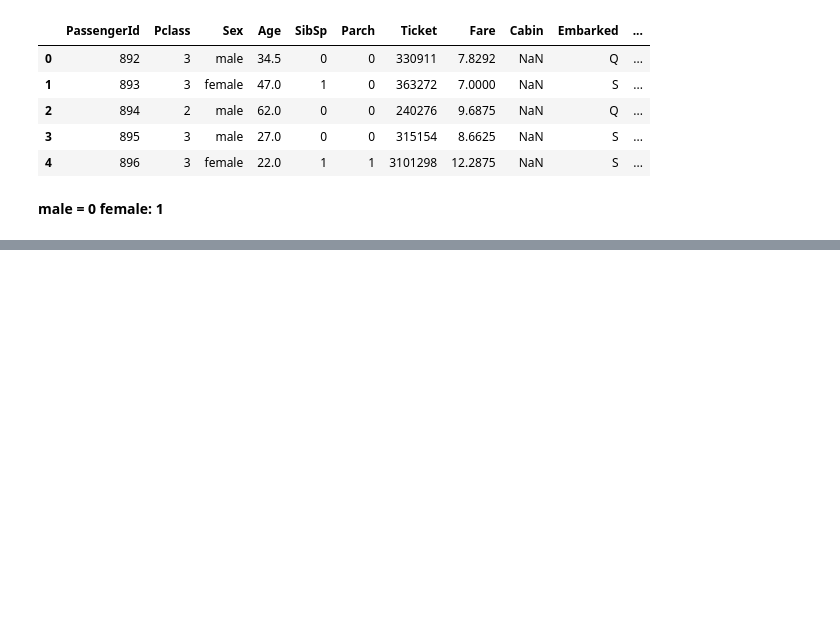
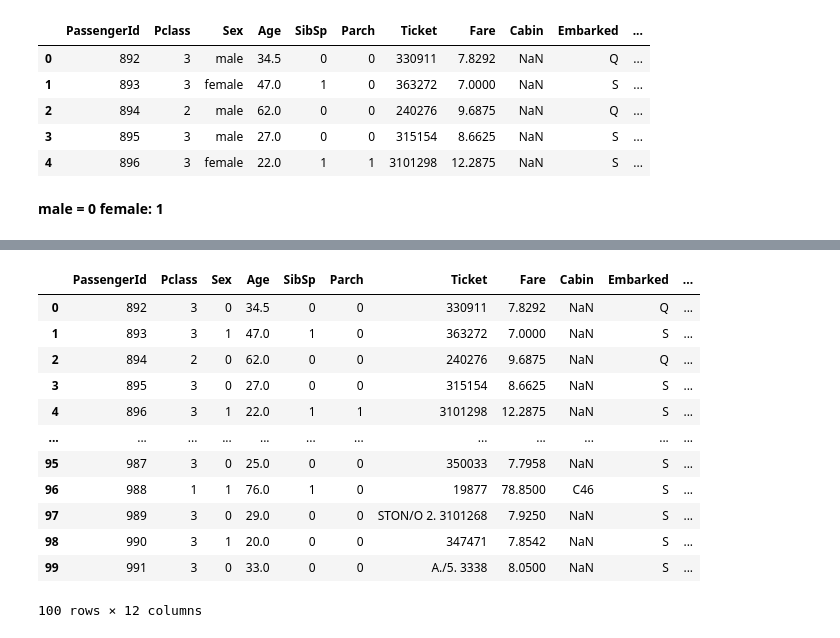
Before and after one commit to zpvk/Models, a Jupyter notebook: titanic/titanic_solution.ipynb, the cells around one changed output, grey strips where cells are left out. Drawn from its saved outputs; the diff is of its cells as text; code cells hidden in the pictures; blank space fills up the shorter version.

```diff
--- a/titanic/titanic_solution.ipynb
+++ b/titanic/titanic_solution.ipynb
@@ -305,0 +324,16 @@ bar_chart('Sex')
+# %%
+test.head(100)
+# %% [output]
+|  | PassengerId | Pclass | Sex | Age | SibSp | Parch | Ticket | Fare | Cabin | Embarked | ... |
+| 0 | 892 | 3 | 0 | 34.5 | 0 | 0 | 330911 | 7.8292 | NaN | Q | ... |
+| 1 | 893 | 3 | 1 | 47.0 | 1 | 0 | 363272 | 7.0000 | NaN | S | ... |
+| 2 | 894 | 2 | 0 | 62.0 | 0 | 0 | 240276 | 9.6875 | NaN | Q | ... |
+| 3 | 895 | 3 | 0 | 27.0 | 0 | 0 | 315154 | 8.6625 | NaN | S | ... |
+| 4 | 896 | 3 | 1 | 22.0 | 1 | 1 | 3101298 | 12.2875 | NaN | S | ... |
+| ... | ... | ... | ... | ... | ... | ... | ... | ... | ... | ... | ... |
+| 95 | 987 | 3 | 0 | 25.0 | 0 | 0 | 350033 | 7.7958 | NaN | S | ... |
+| 96 | 988 | 1 | 1 | 76.0 | 1 | 0 | 19877 | 78.8500 | C46 | S | ... |
+| 97 | 989 | 3 | 0 | 29.0 | 0 | 0 | STON/O 2. 3101268 | 7.9250 | NaN | S | ... |
+| 98 | 990 | 3 | 1 | 20.0 | 0 | 0 | 347471 | 7.8542 | NaN | S | ... |
+| 99 | 991 | 3 | 0 | 33.0 | 0 | 0 | A./5. 3338 | 8.0500 | NaN | S | ... |
+100 rows × 12 columns
```
Also changed, not shown: parts of 5 cells of this notebook.
